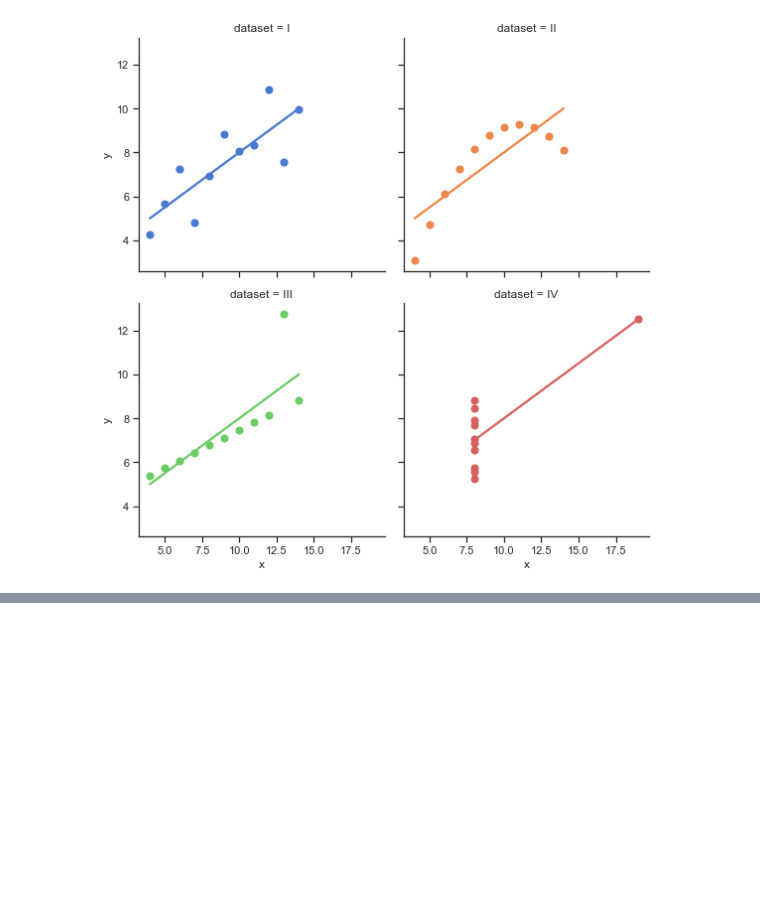
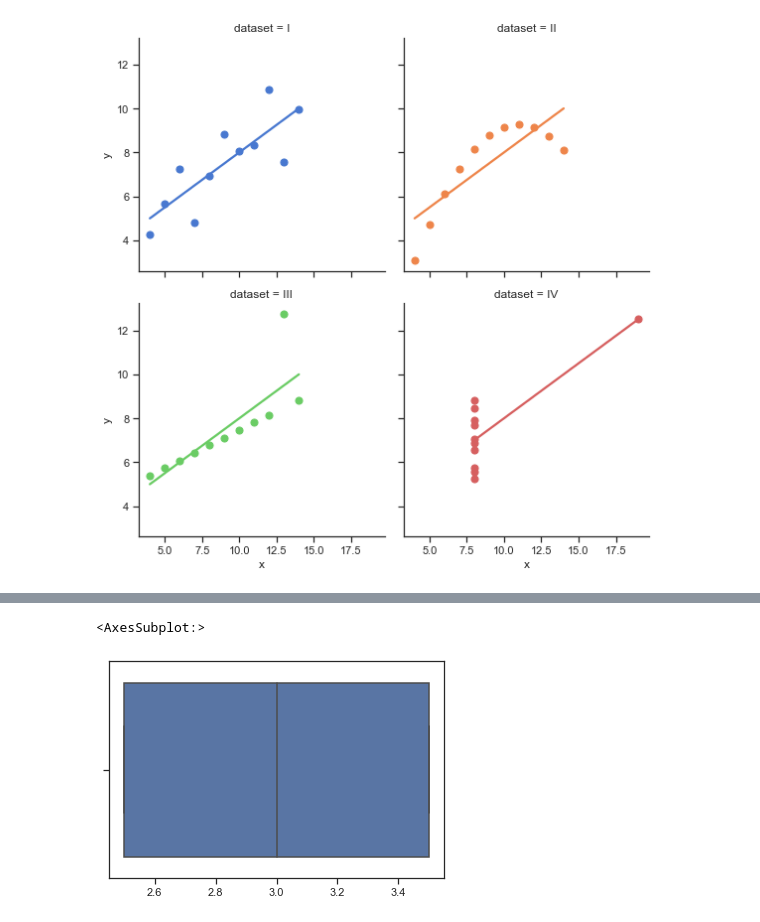
Before and after one commit to cglima/alura-data-science-primeiros-passos, a Jupyter notebook: notebook/introducao-data-science.ipynb, the cells around one changed output, grey strips where cells are left out. Cells and saved outputs as stored; diff of their text form; code cells hidden in the pictures; blank space fills up the shorter version.

```diff
--- a/notebook/introducao-data-science.ipynb
+++ b/notebook/introducao-data-science.ipynb
@@ -546,0 +619,5 @@ sns.lmplot(x="x", y="y",
+# %%
+sns.boxplot(filme1)
+# %% [output]
+<AxesSubplot:>
+[figure, added]
```
Also changed, not shown: parts of 16 cells of this notebook.
